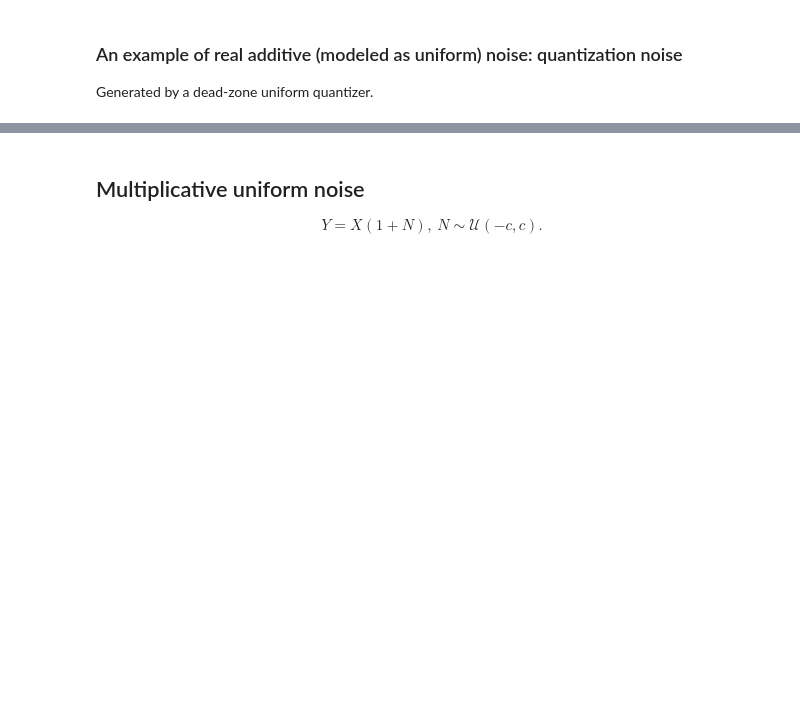
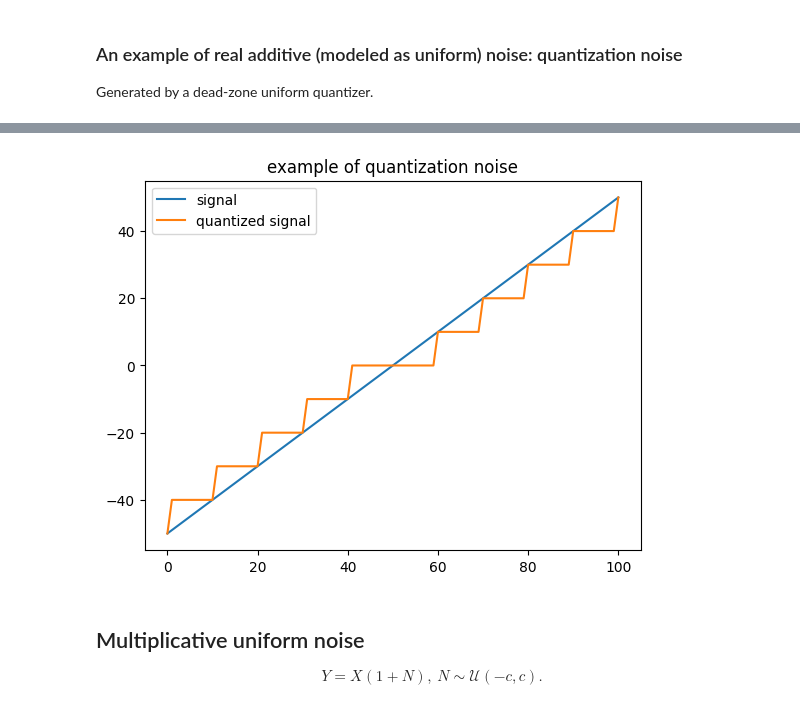
Before and after one commit to vicente-gonzalez-ruiz/denoising_analysis_using_FSC, a Jupyter notebook: figs/gaussian_averaging.ipynb, the cells around one changed output, grey strips where cells are left out. Cells and saved outputs as stored; diff of their text form; code cells hidden in the pictures; blank space fills up the shorter version.

```diff
--- a/figs/gaussian_averaging.ipynb
+++ b/figs/gaussian_averaging.ipynb
@@ -117,5 +161,6 @@ plt.show()
 ### An example of real additive (modeled as uniform) noise: quantization noise
 Generated by a dead-zone uniform quantizer.
 # %%
-noisy = (signal/10).astype(np.int16) * 10
+X = np.arange(101) - 50
+Y = (X/10).astype(np.int16) * 10
 # %%
@@ -123,9 +170,13 @@ noisy.mean()
 # %%
 plt.title("example of quantization noise")
-plt.plot(signal, signal, label="signal")
-plt.plot(signal, noisy, label="quantized signal")
+plt.plot(X, label="signal")
+plt.plot(Y, label="quantized signal")
+plt.ylabel("intensity")
+plt.xlabel("sample")
 plt.legend()
 plt.show()
+# %% [output]
+[figure, added]
 # %% [markdown]
 ## Multiplicative uniform noise
 \begin{equation}
```
Also changed, not shown: parts of 32 cells of this notebook.
